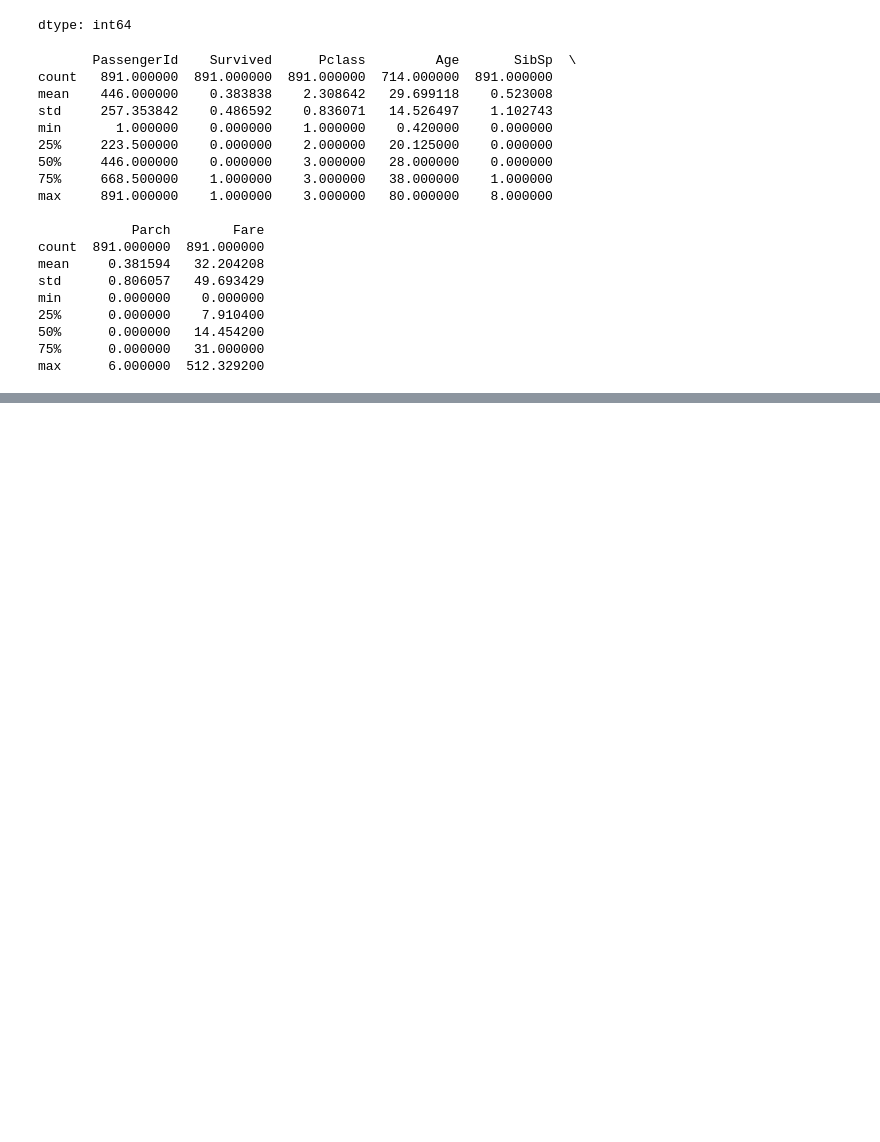
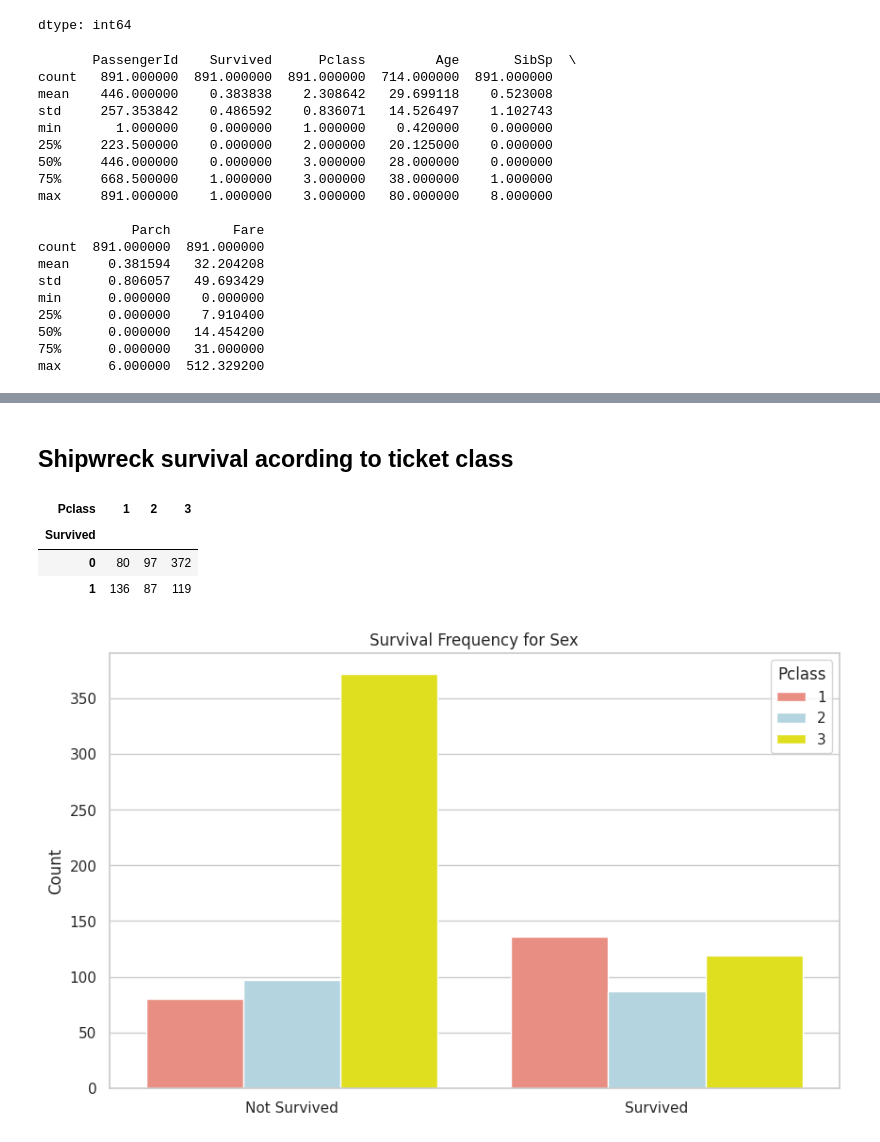
Before and after one commit to PavicicJadranko/Machine-Learning-Project, a Jupyter notebook: Titanic.ipynb, the cells around one changed output, grey strips where cells are left out. Drawn from its saved outputs; the diff is of its cells as text; code cells hidden in the pictures; blank space fills up the shorter version.

```diff
--- a/Titanic.ipynb
+++ b/Titanic.ipynb
@@ -167,0 +218,30 @@ max      6.000000  512.329200
+# %% [markdown]
+## Shipwreck survival acording to ticket class
+# %%
+# Compare Survival column with ticket class column
+ticket_class_suvival = pd.crosstab(df["Survived"], df["Pclass"])
+ticket_class_suvival
+# %% [output]
+| Pclass | 1 | 2 | 3 |
+| Survived |  |  |  |
+| 0 | 80 | 97 | 372 |
+| 1 | 136 | 87 | 119 |
+# %%
+ticket_class_suvival = ticket_class_suvival.reset_index()
+# %%
+# Plot the data
+
+ticket_class_suvival_melted = ticket_class_suvival.melt(id_vars='Survived', value_vars=[1, 2, 3], var_name='Pclass', value_name='Count')
+
+sns.set(style="whitegrid")
+
+
+plt.figure(figsize=(10, 6))
+sns.barplot(x='Survived', y='Count', hue='Pclass', data=ticket_class_suvival_melted, palette=["salmon", "lightblue", "yellow"])
+
+plt.xlabel("")
+plt.title("Survival Frequency for Sex")
+plt.xticks(ticks=[0, 1], labels=["Not Survived", "Survived"])
+plt.show()
+# %% [output]
+[figure, added]
```
Also changed, not shown: parts of 6 cells of this notebook.
